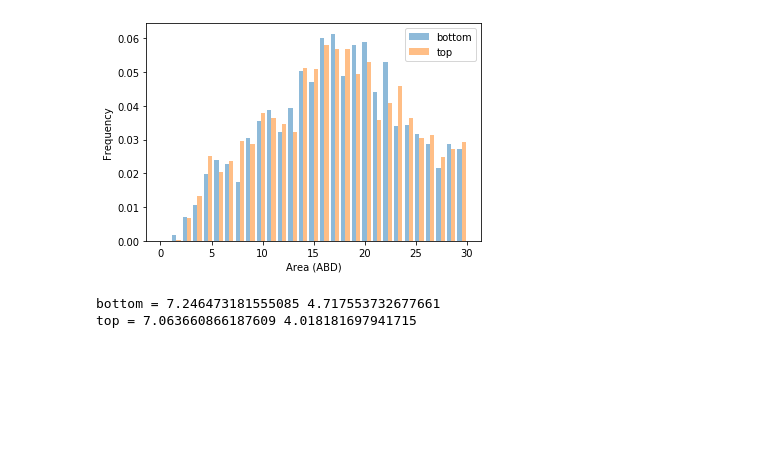
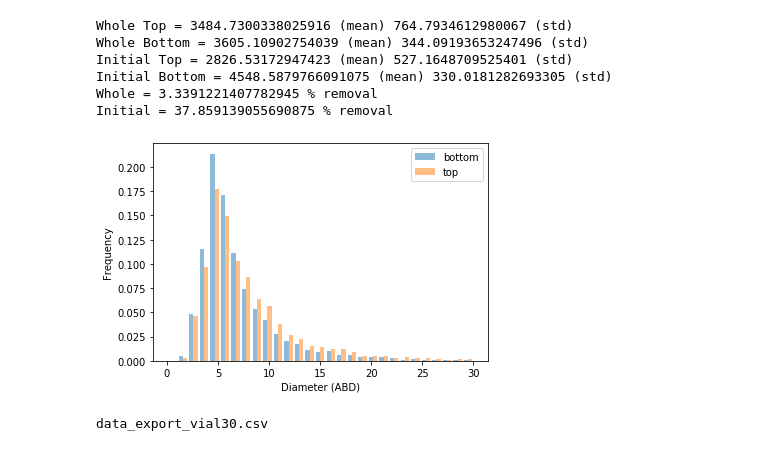
Before and after one commit to mattcoast/Oyster_Hydro, a Jupyter notebook: FlowCam/FlowCam.ipynb, the cells around one changed output. Cells and saved outputs as stored; diff of their text form; code cells hidden in the pictures; blank space fills up the shorter version.

```diff
--- a/FlowCam/FlowCam.ipynb
+++ b/FlowCam/FlowCam.ipynb
@@ -36,0 +41,15 @@ Name: 1, dtype: object
+# %%
+###open each file and extract count
+int_1=vial['Vial']
+count=[]
+for f in int_1:
+    filename = 'data_export_vial{}.csv'.format(f)
+    data = pd.read_csv(filename)
+    c=data.shape[0]
+    count.append(c)
+
+vial['Count']=count
+# %%
+vial['Volume']=vial['Wieght']/1000    #The Wieght is in mg, using 1 g/mL to convert to volume TODO: account for salinity (22ppt) and lugols addition
+vial['Conc']=vial['Count']/vial['Volume']  ###Need to correct for volume imaged
+print(vial)
@@ -37,23 +74,44 @@ Name: 1, dtype: object
+# %%
+WT=vial.loc[(vial['Sample']=='Whole Sample') & (vial['Position']== 'Top')]
+WB=vial.loc[(vial['Sample']=='Whole Sample') & (vial['Position']== 'Bottom')]
+IT=vial.loc[(vial['Sample']=='Initial Sample') & (vial['Position']== 'Top')]
+IB=vial.loc[(vial['Sample']=='Initial Sample') & (vial['Position']== 'Bottom')]
+
+print('Whole Top =',WT['Conc'].mean(),'(mean)',WT['Conc'].std(),'(std)')
+print('Whole Bottom =',WB['Conc'].mean(),'(mean)', WB['Conc'].std(),'(std)')
+print('Initial Top =',IT['Conc'].mean(),'(mean)',IT['Conc'].std(),'(std)')
+print('Initial Bottom =',IB['Conc'].mean(),'(mean)', IB['Conc'].std(),'(std)')
+print('Whole =',(1-WT['Conc'].mean()/WB['Conc'].mean())*100,'% removal')
+print('Initial =',(1-IT['Conc'].mean()/IB['Conc'].mean())*100,'% removal')
+# %% [output]
+Whole Top = 3484.7300338025916 (mean) 764.7934612980067 (std)
+Whole Bottom = 3605.10902754039 (mean) 344.09193653247496 (std)
+Initial Top = 2826.53172947423 (mean) 527.1648709525401 (std)
+Initial Bottom = 4548.5879766091075 (mean) 330.0181282693305 (std)
+Whole = 3.3391221407782945 % removal
+Initial = 37.859139055690875 % removal
 # %%
+### The histogram for the whole sample according to size
+l=3 #position
+
+# for f in l:
+tt=WT['Vial'].iloc[l]
+filename1 = 'data_export_vial{}.csv'.format(tt)
+df_T = pd.read_csv(filename1)
+bb=WB['Vial'].iloc[l]
+filename2 = 'data_export_vial{}.csv'.format(bb)
+df_B = pd.read_csv(filename2)
 fig, ax = plt.subplots()
 bins = np.linspace(0, 30, 30)
-column ='Area (ABD)'
+column ='Diameter (ABD)'
 
 plt.hist([df_B[column],df_T[column]], bins, alpha=0.5, label=['bottom','top'],density=True)
 ax.set_ylabel('Frequency')
 ax.set_xlabel(column)
 ax.legend(loc='upper right')
 plt.show()
 fig.savefig('Diameter-Hist.png')
+print(filename2)
 # %% [output]
-[figure, old version]
+[figure, new version]
+data_export_vial30.csv
-# %%
-mb=df_B['Diameter (ABD)'].mean()
-sb=df_B['Diameter (ABD)'].std()
-mt=df_T['Diameter (ABD)'].mean()
-st=df_T['Diameter (ABD)'].std()
-print('bottom =',mb,sb)
-print('top =',mt,st)
-# %% [output]
-bottom = 7.246473181555085 4.717553732677661
-top = 7.063660866187609 4.018181697941715
```
Also changed, not shown: parts of 10 cells of this notebook, 1 other file.
